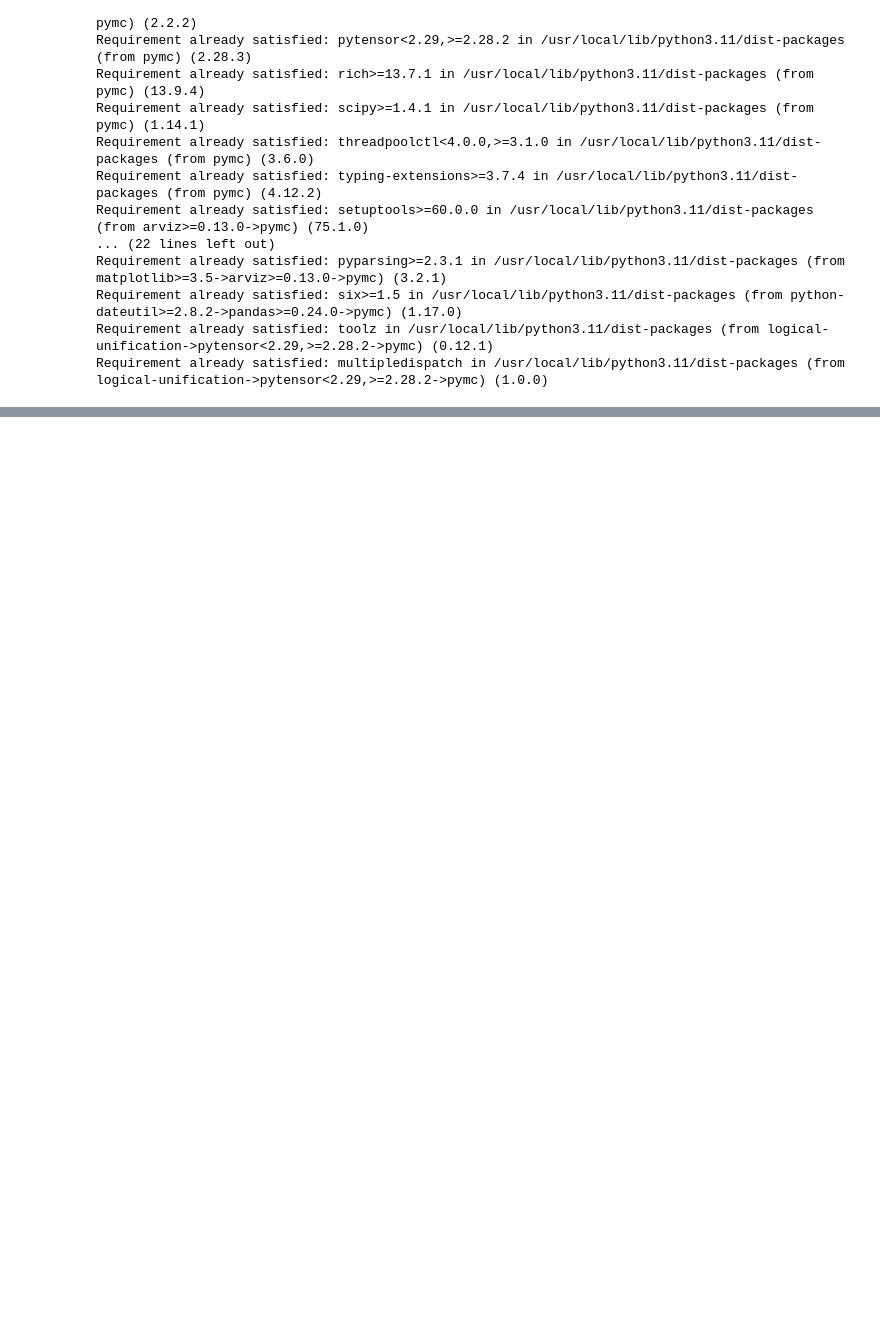
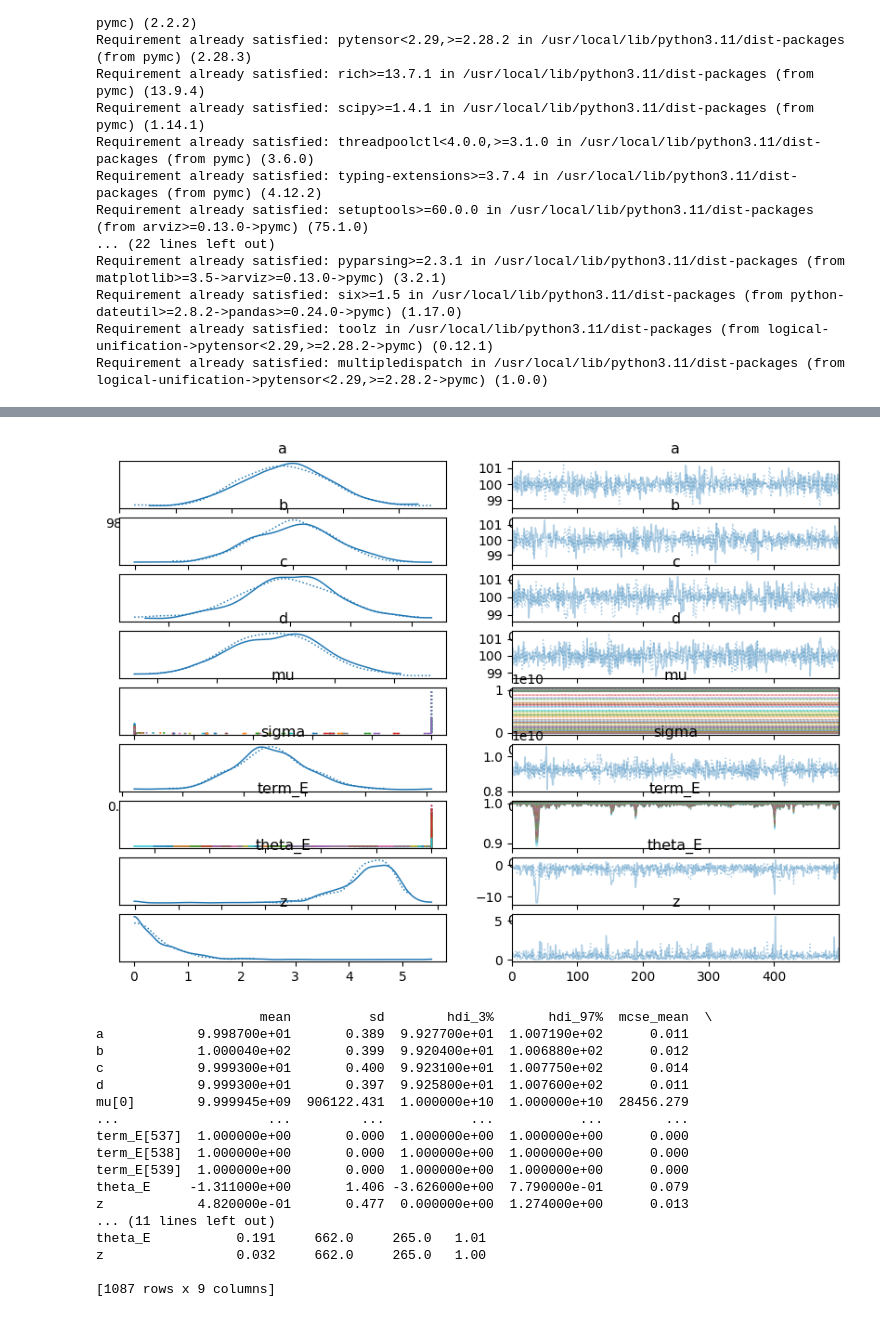
Before and after one commit to MariMar0112/-, a Jupyter notebook: VCp_1.ipynb, the cells around one changed output, grey strips where cells are left out. Cells and saved outputs as stored; diff of their text form; code cells hidden in the pictures; blank space fills up the shorter version.

```diff
--- a/VCp_1.ipynb
+++ b/VCp_1.ipynb
@@ -77,0 +80,3 @@ with pm.Model() as model:
+# %%
+with model:
+    idata = pm.sample(500, tune=1000, target_accept=0.98)
@@ -78,3 +86,31 @@ with pm.Model() as model:
+# %%
+with model:
+# Визуализация результатов
+    az.plot_trace(idata, figsize=(10, 7))
+    plt.show()
+
+    # Вывод статистики по параметрам
+    summary = az.summary(idata)
+    print(summary)
+# %% [output]
+[figure, added]
+                     mean          sd        hdi_3%       hdi_97%  mcse_mean  \
+a            9.998700e+01       0.389  9.927700e+01  1.007190e+02      0.011
+b            1.000040e+02       0.399  9.920400e+01  1.006880e+02      0.012
+c            9.999300e+01       0.400  9.923100e+01  1.007750e+02      0.014
+d            9.999300e+01       0.397  9.925800e+01  1.007600e+02      0.011
+mu[0]        9.999945e+09  906122.431  1.000000e+10  1.000000e+10  28456.279
+...                   ...         ...           ...           ...        ...
+term_E[537]  1.000000e+00       0.000  1.000000e+00  1.000000e+00      0.000
+term_E[538]  1.000000e+00       0.000  1.000000e+00  1.000000e+00      0.000
+term_E[539]  1.000000e+00       0.000  1.000000e+00  1.000000e+00      0.000
+theta_E     -1.311000e+00       1.406 -3.626000e+00  7.790000e-01      0.079
+z            4.820000e-01       0.477  0.000000e+00  1.274000e+00      0.013
+... (11 lines left out)
+theta_E           0.191     662.0     265.0   1.01
+z                 0.032     662.0     265.0   1.00
+
+[1087 rows x 9 columns]
 # %%
 with model:
     print(idata.posterior.theta_E[1])
```
Also changed, not shown: parts of 4 cells of this notebook.
